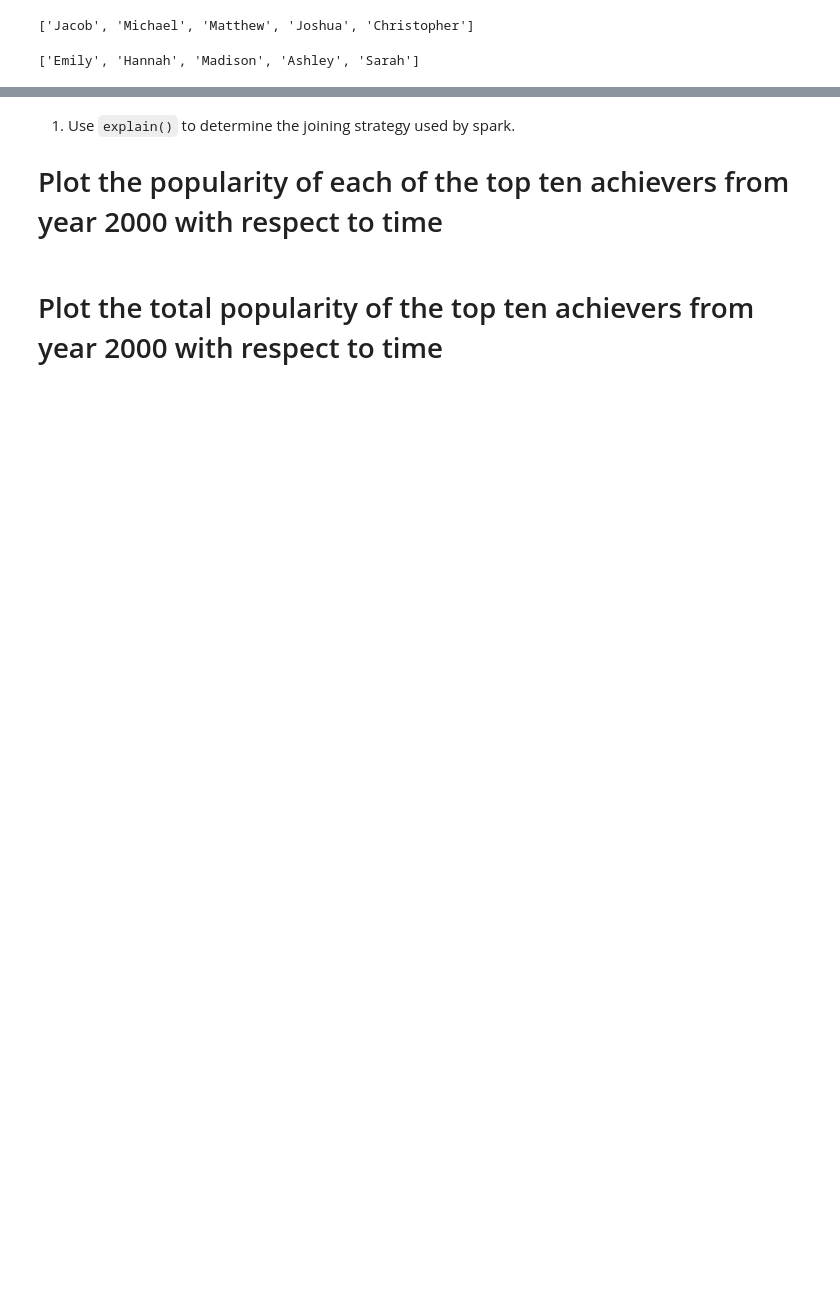
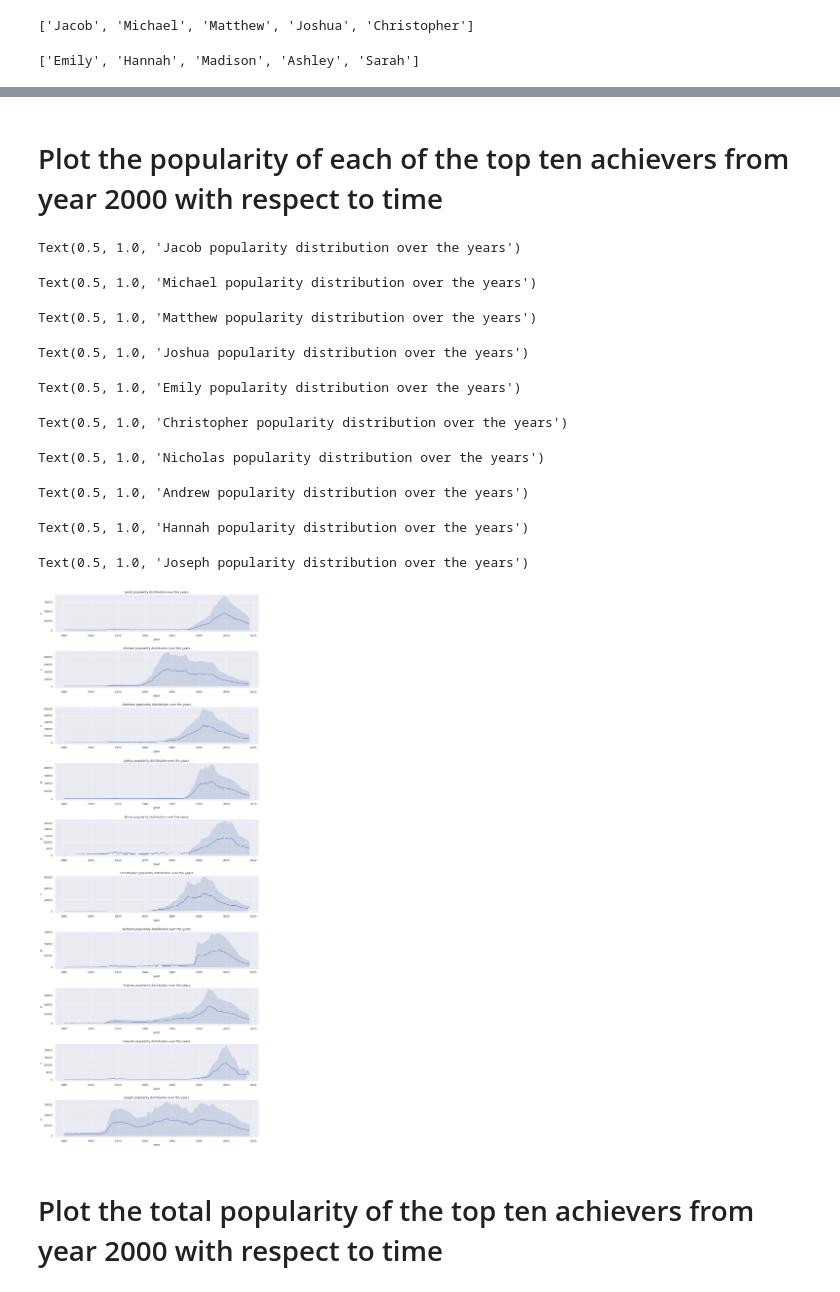
Before and after one commit to JLechuga94/BigData_1, a Jupyter notebook: homework02.ipynb, the cells around one changed output, grey strips where cells are left out. Cells and saved outputs as stored; diff of their text form; code cells hidden in the pictures; blank space fills up the shorter version.

```diff
--- a/homework02.ipynb
+++ b/homework02.ipynb
@@ -620,7 +642,3 @@ Text(0.5, 1.0, 'Sarah popularity distribution over the years')
 # %% [markdown]
-
-1. Use `explain()` to determine the joining strategy used by spark.
-
-
 Plot  the popularity of each of the top ten achievers from year 2000 with respect to time
 ==================================================================================
@@ -631,3 +645,30 @@ Plot  the popularity of each of the top ten achievers from year 2000 with respec
+# %%
+top_achievers = df_sp.where('year = 2000').orderBy(df_sp.n.desc()).select("name").limit(10)
+
+top_achievers_names = [row["name"] for row in top_achievers.collect()]
+
+top_joined = df_sp.join(top_achievers, ["name"]).orderBy("year")
+
+fig, axes = plt.subplots(nrows=10 , ncols=1, figsize=(15, 40))
+for i, name in enumerate(top_achievers_names):
+    #name = str(name)
+    sns.lineplot(x = "year", y = "n", data = top_joined.where('name = "{0}"'.format(name)).toPandas(), ax=axes[i])\
+    .set_title("{0} popularity distribution over the years".format(name))
+fig.subplots_adjust(top=0.9, hspace=0.5)
+plt.show()
+# %%
+# %% [output]
+Text(0.5, 1.0, 'Jacob popularity distribution over the years')
+Text(0.5, 1.0, 'Michael popularity distribution over the years')
+Text(0.5, 1.0, 'Matthew popularity distribution over the years')
+Text(0.5, 1.0, 'Joshua popularity distribution over the years')
+Text(0.5, 1.0, 'Emily popularity distribution over the years')
+Text(0.5, 1.0, 'Christopher popularity distribution over the years')
+Text(0.5, 1.0, 'Nicholas popularity distribution over the years')
+Text(0.5, 1.0, 'Andrew popularity distribution over the years')
+Text(0.5, 1.0, 'Hannah popularity distribution over the years')
+Text(0.5, 1.0, 'Joseph popularity distribution over the years')
+[figure, added]
 # %% [markdown]
 
 
```
Also changed, not shown: parts of 11 cells of this notebook.
